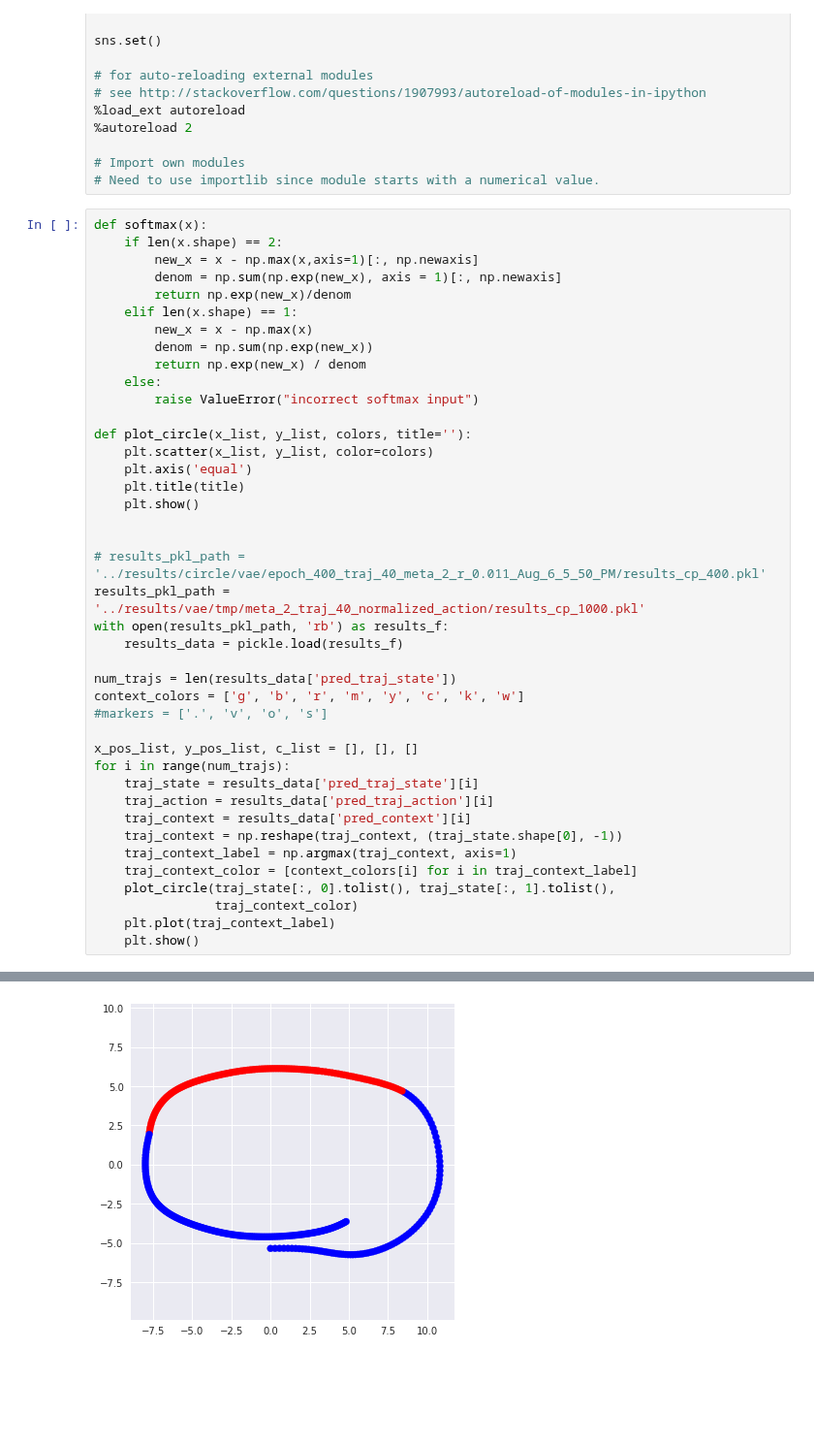
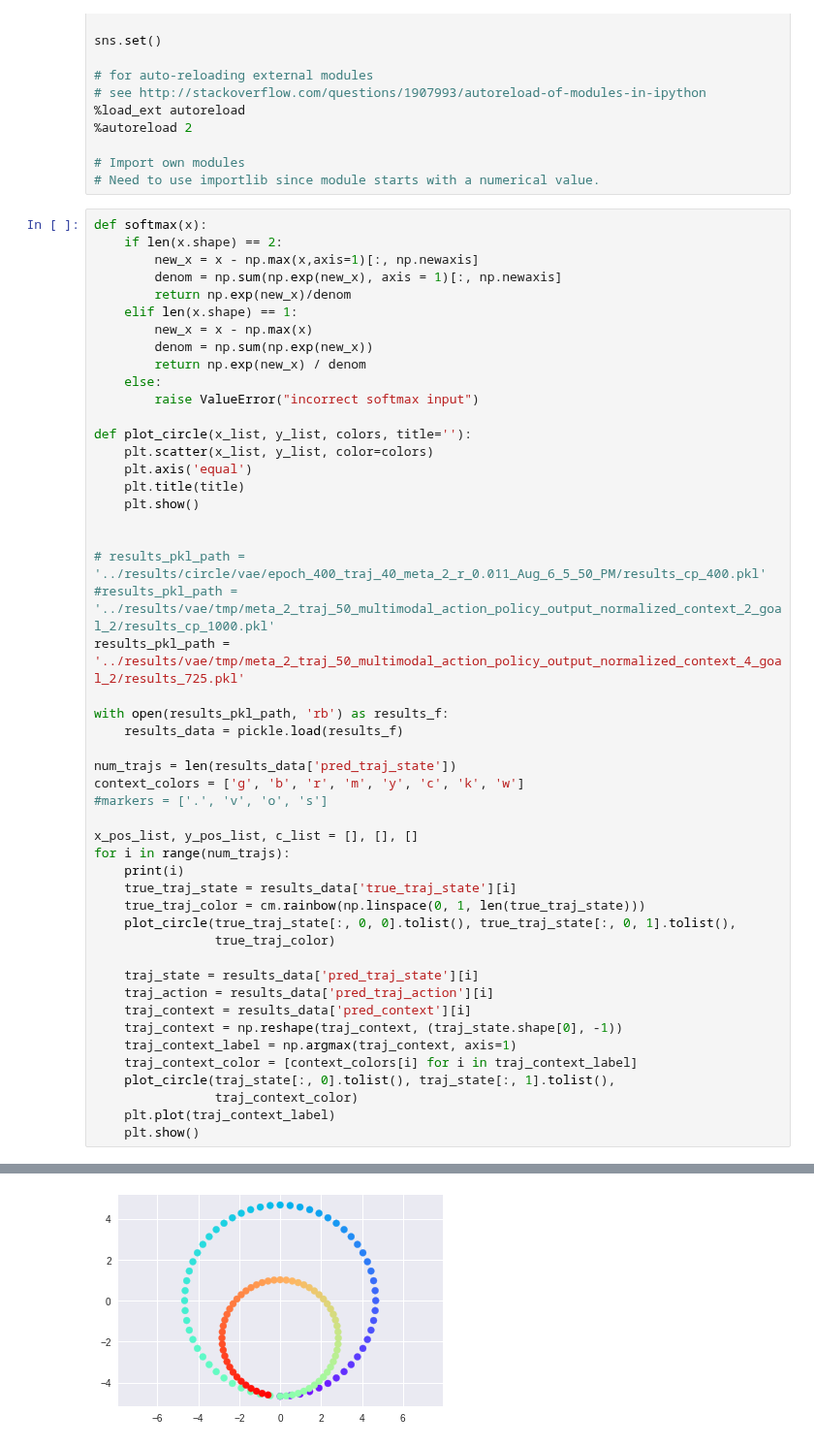
Before and after one commit to sharma-arjun/DirectedInfo-GAIL, a Jupyter notebook: IL/plots/plot_circle_trajectories.ipynb, the cells around one changed output, grey strips where cells are left out. Shown at 97% size. Cells and saved outputs as stored; diff of their text form; blank space fills up the shorter version.

Commit message:
new multimodal trajs with results for context=2,3,4

```diff
--- a/IL/plots/plot_circle_trajectories.ipynb
+++ b/IL/plots/plot_circle_trajectories.ipynb
@@ -63,7 +63,9 @@ def plot_circle(x_list, y_list, colors, title=''):
 
 
 # results_pkl_path = '../results/circle/vae/epoch_400_traj_40_meta_2_r_0.011_Aug_6_5_50_PM/results_cp_400.pkl'
-results_pkl_path = '../results/vae/tmp/meta_2_traj_40_normalized_action/results_cp_1000.pkl'
+#results_pkl_path = '../results/vae/tmp/meta_2_traj_50_multimodal_action_policy_output_normalized_context_2_goal_2/results_cp_1000.pkl'
+results_pkl_path = '../results/vae/tmp/meta_2_traj_50_multimodal_action_policy_output_normalized_context_4_goal_2/results_725.pkl'
+
 with open(results_pkl_path, 'rb') as results_f:
     results_data = pickle.load(results_f)
 
@@ -73,6 +75,12 @@ context_colors = ['g', 'b', 'r', 'm', 'y', 'c', 'k', 'w']
 
 x_pos_list, y_pos_list, c_list = [], [], []
 for i in range(num_trajs):
+    print(i)
+    true_traj_state = results_data['true_traj_state'][i]
+    true_traj_color = cm.rainbow(np.linspace(0, 1, len(true_traj_state)))
+    plot_circle(true_traj_state[:, 0, 0].tolist(), true_traj_state[:, 0, 1].tolist(),
+                true_traj_color)
+
     traj_state = results_data['pred_traj_state'][i]
     traj_action = results_data['pred_traj_action'][i]
     traj_context = results_data['pred_context'][i]
@@ -87 +96 @@ for i in range(num_trajs):
-[figure, old version]
+[figure, new version]
```
Also changed, not shown: parts of 1 cell of this notebook, 5 other files.
